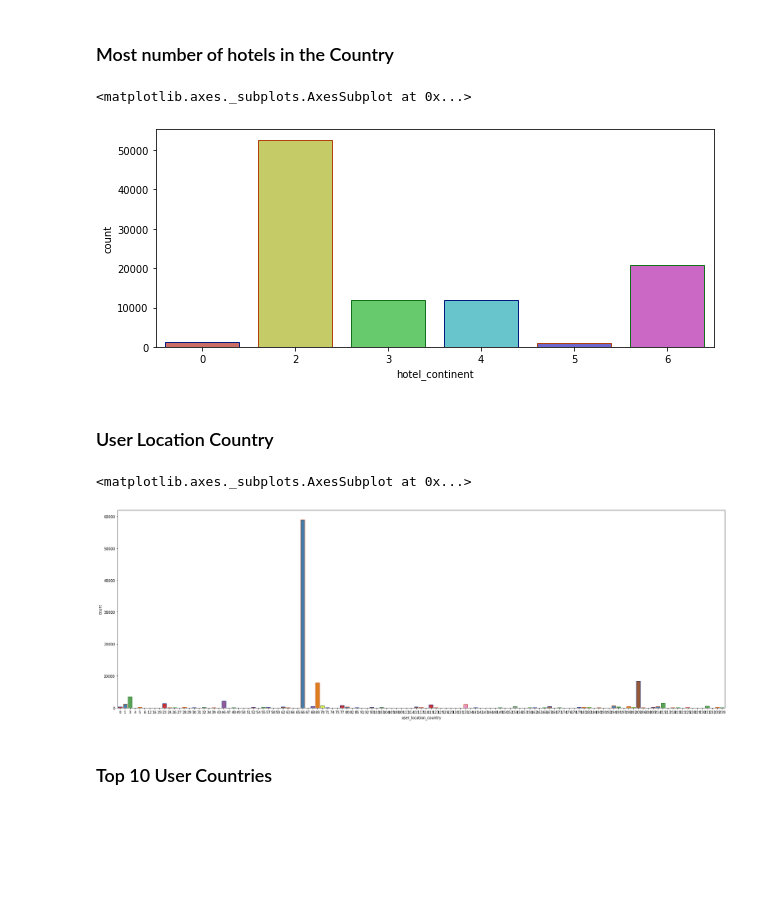
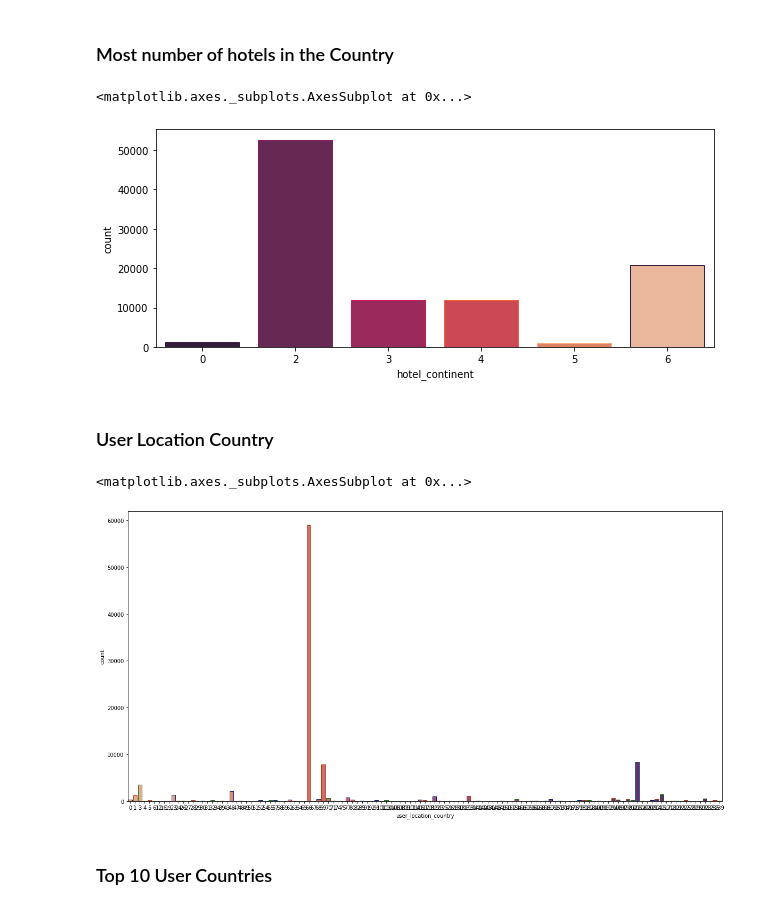
Before and after one commit to ShrutiSavardekar/ExpediaHotelRecommendation, a Jupyter notebook: DeepFM.ipynb, the cells around one changed output. Cells and saved outputs as stored; diff of their text form; code cells hidden in the pictures; blank space fills up the shorter version.

```diff
--- a/DeepFM.ipynb
+++ b/DeepFM.ipynb
@@ -279,18 +294,18 @@ user_dist_matrix = 1 - corr.T.corr()
 ### Most number of hotels in the Country
 # %%
 plt.figure(figsize=(10, 4))
-sns.countplot(x='hotel_continent', palette='hls',data=train_data, edgecolor=sns.color_palette("dark", 3))
+sns.countplot(x='hotel_continent', palette='rocket',data=train_data, edgecolor=sns.color_palette("rocket", 5))
 # %% [output]
 <matplotlib.axes._subplots.AxesSubplot at 0x...>
-[figure, old version]
+[figure, new version]
 # %% [markdown]
 ### User Location Country
 # %%
-plt.figure(figsize=(30, 10))
-sns.countplot(x=train_data['user_location_country'],palette="Set1", edgecolor=sns.color_palette("dark", 3))
+plt.figure(figsize=(20, 10))
+sns.countplot(x=train_data['user_location_country'],palette="flare", edgecolor=sns.color_palette("dark", 3))
 # %% [output]
 <matplotlib.axes._subplots.AxesSubplot at 0x...>
-[figure, old version]
+[figure, new version]
 # %% [markdown]
 ### Top 10 User Countries
 # %%
```
Also changed, not shown: parts of 24 cells of this notebook.
